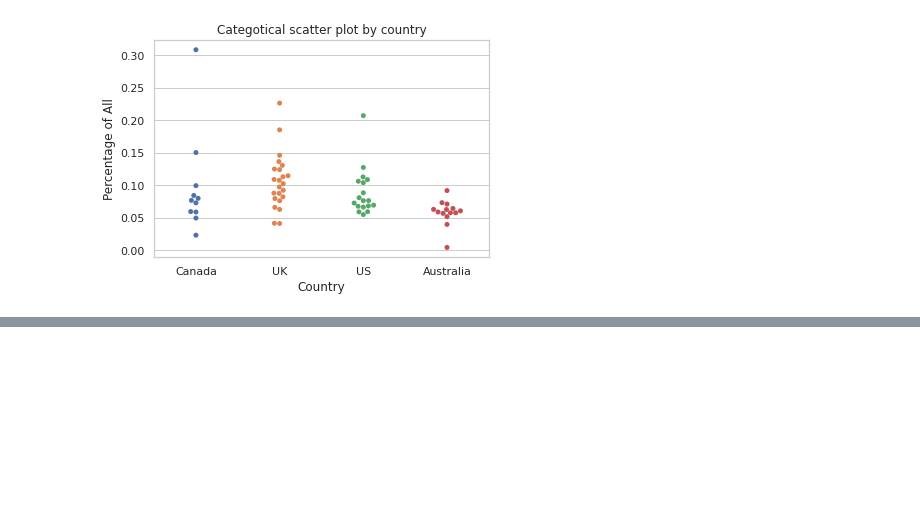
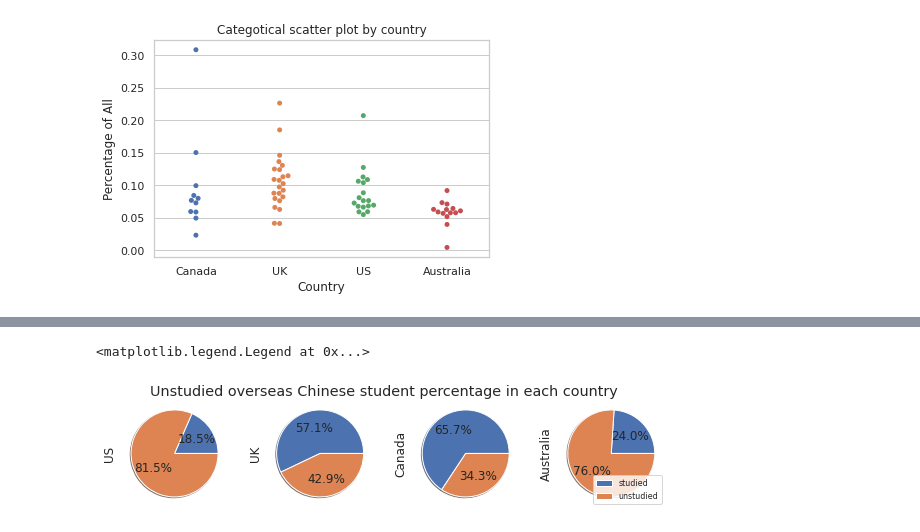
Before and after one commit to AndyYFTao/EA-CLTP-DataAnalysis, a Jupyter notebook: CLTP Guidance Program Data Analysis.ipynb, the cells around one changed output, grey strips where cells are left out. Cells and saved outputs as stored; diff of their text form; code cells hidden in the pictures; blank space fills up the shorter version.

```diff
--- a/CLTP Guidance Program Data Analysis.ipynb
+++ b/CLTP Guidance Program Data Analysis.ipynb
@@ -235 +239,26 @@ Data collected out of all students
+# %%
+country_list = ['US', 'UK', 'Canada', 'Australia']
+
+df = pd.DataFrame()
+
+for id, country in enumerate(country_list):
+
+  temp_chin_num_s = chinese_num_s[chinese_num_s['Country']==country]
+
+  studied = temp_chin_num_s['Overseas Chinese students number'][1:].sum()
+  unstudied = temp_chin_num_s['Overseas Chinese students number'].iloc[0] - studied
+
+  temp = pd.DataFrame({country: [studied, unstudied]},
+                  index=['studied', 'unstudied'])
+
+  df = pd.concat([df, temp], axis=1)
+
+g = df.plot.pie(subplots=True, labels=None, legend=None,
+                figsize=(10, 2), shadow=True, autopct='%1.1f%%',
+                title="Unstudied overseas Chinese student percentage in each country")
+
+plt.legend(df.index, loc='lower right', fontsize=8)
+# %% [output]
+<matplotlib.legend.Legend at 0x...>
+[figure, added]
 # %%
```
Also changed, not shown: parts of 4 cells of this notebook.
